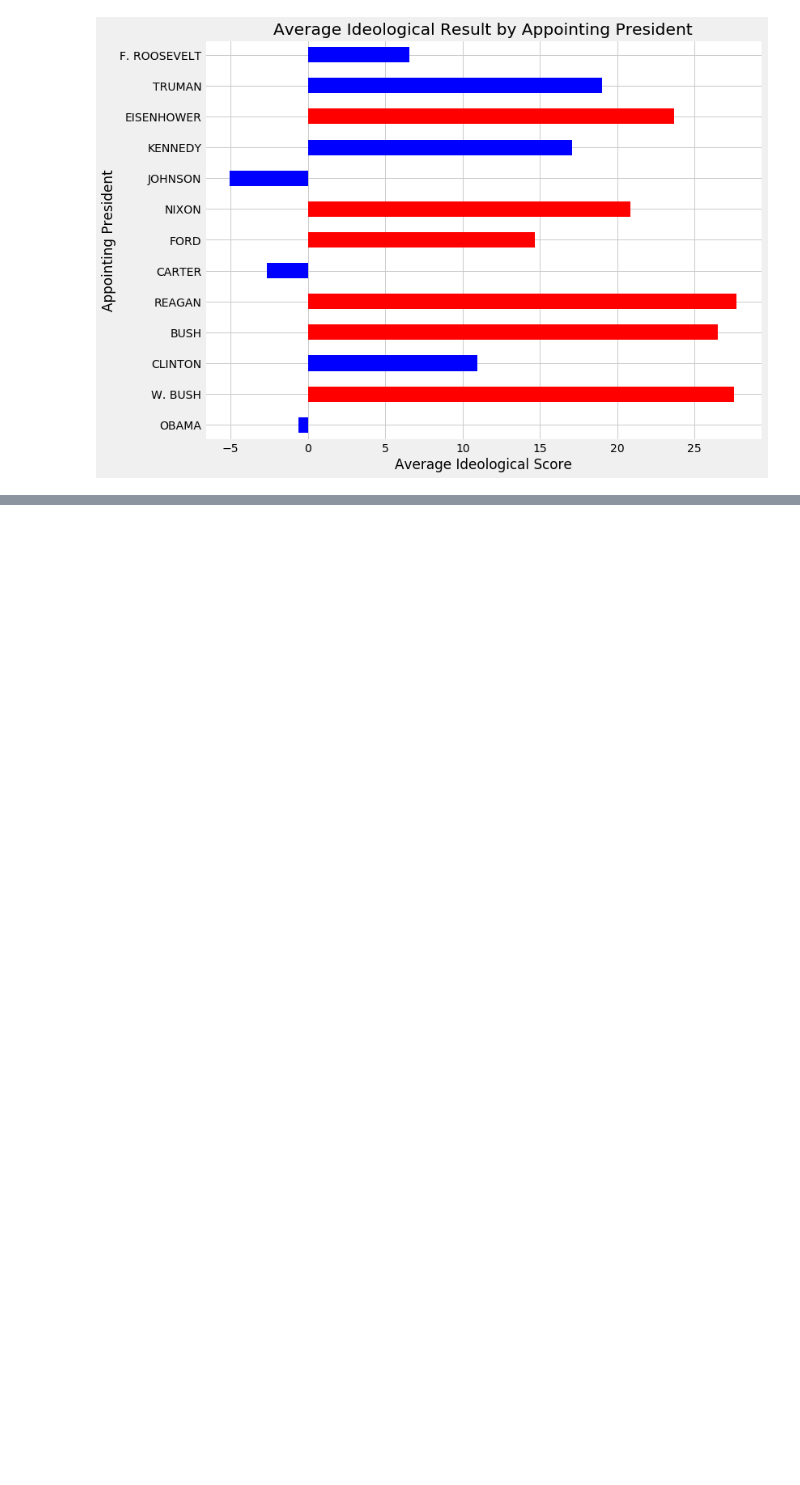
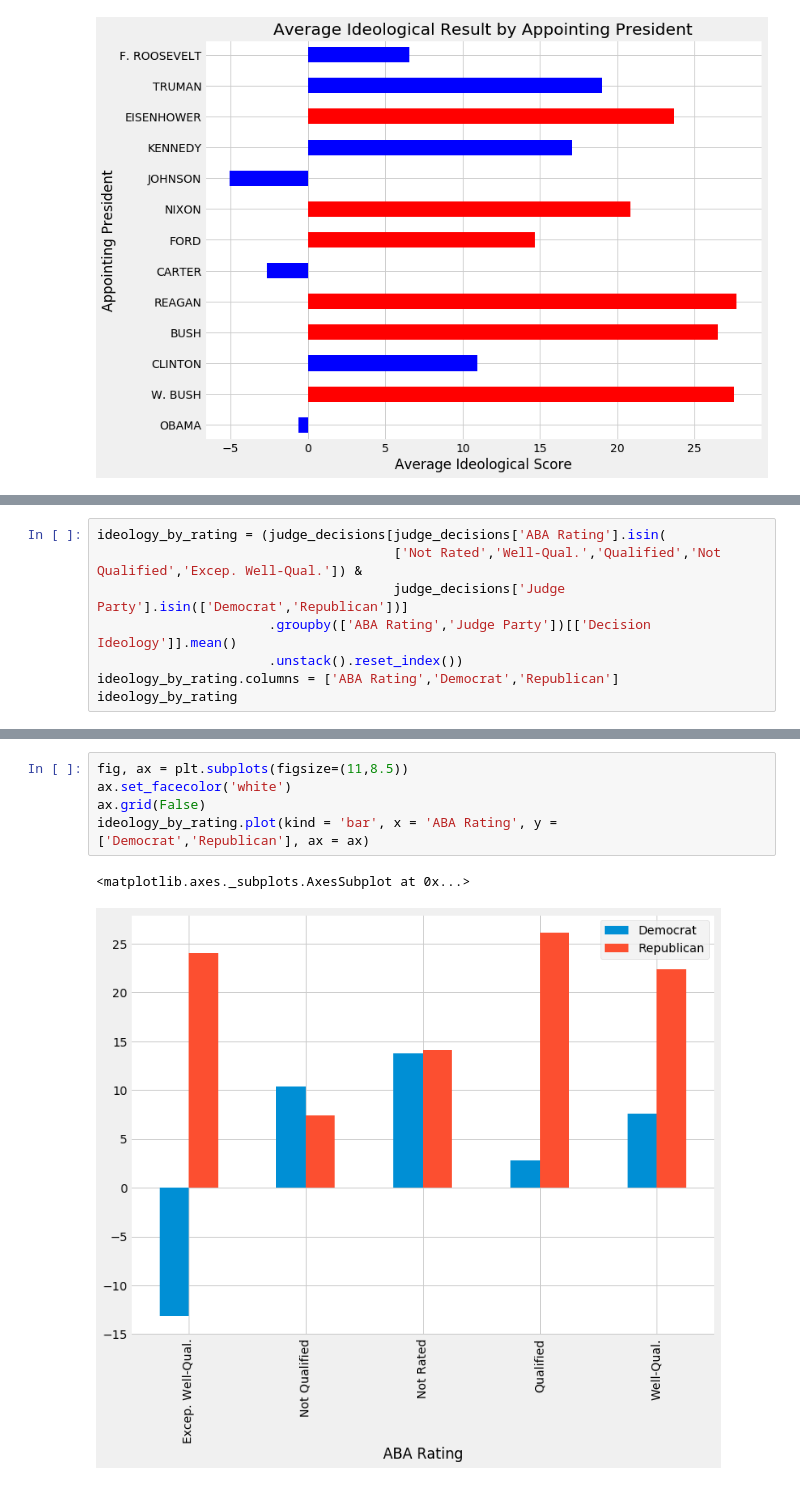
Before and after one commit to isapollnik/uscourts, a Jupyter notebook: Carp-Manning Analysis.ipynb, the cells around one changed output, grey strips where cells are left out. Saved outputs shown, nothing was run; the diff lists cells and outputs as text; blank space fills up the shorter version.

```diff
--- a/Carp-Manning Analysis.ipynb
+++ b/Carp-Manning Analysis.ipynb
@@ -125,3 +125,11 @@ ideology_by_gen_race.pivot_table(index='Race', columns='Gender', values='Decisio
 | Latino/Hispanic | 5.091650 | 26.355388 | 24.271457 |
 | white/caucasian | 12.628256 | 15.822735 | 15.497959 |
 | All | 10.976939 | 15.695166 | 15.190996 |
+# %%
+ideology_by_rating = (judge_decisions[judge_decisions['ABA Rating'].isin(
+                                      ['Not Rated','Well-Qual.','Qualified','Not Qualified','Excep. Well-Qual.']) &
+                                      judge_decisions['Judge Party'].isin(['Democrat','Republican'])]
+                      .groupby(['ABA Rating','Judge Party'])[['Decision Ideology']].mean()
+                      .unstack().reset_index())
+ideology_by_rating.columns = ['ABA Rating','Democrat','Republican']
+ideology_by_rating
@@ -127,0 +143,8 @@ ideology_by_gen_race.pivot_table(index='Race', columns='Gender', values='Decisio
+# %%
+fig, ax = plt.subplots(figsize=(11,8.5))
+ax.set_facecolor('white')
+ax.grid(False)
+ideology_by_rating.plot(kind = 'bar', x = 'ABA Rating', y = ['Democrat','Republican'], ax = ax)
+# %% [output]
+<matplotlib.axes._subplots.AxesSubplot at 0x...>
+[figure, added]
```
Also changed, not shown: parts of 3 cells of this notebook.
